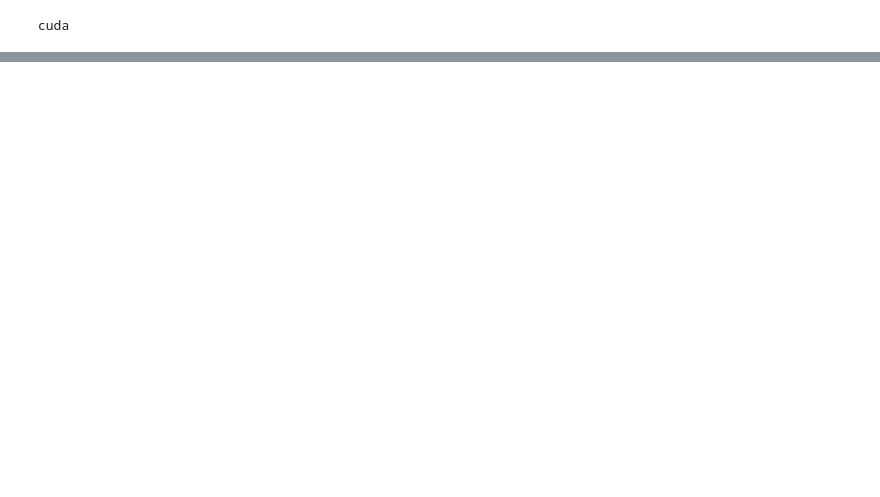
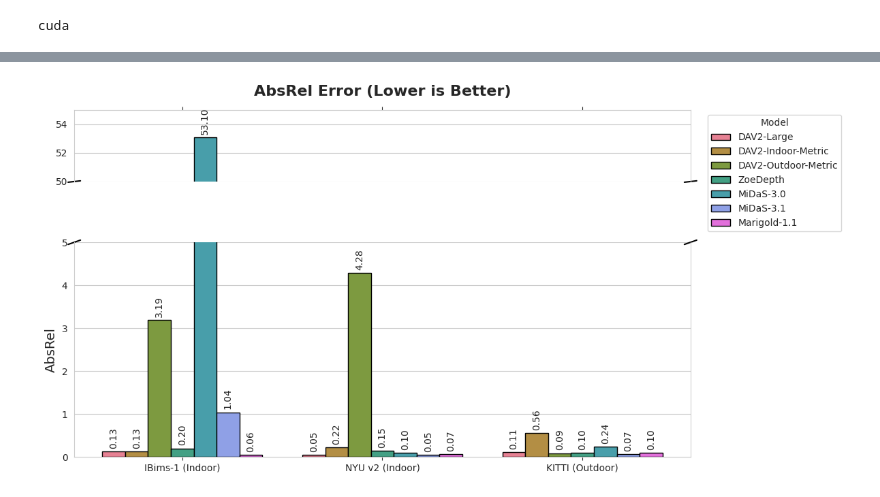
Before and after one commit to nspyrop03/mde-benchmarking, a Jupyter notebook: model_evaluation.ipynb, the cells around one changed output, grey strips where cells are left out. Cells and saved outputs as stored; diff of their text form; code cells hidden in the pictures; blank space fills up the shorter version.

```diff
--- a/model_evaluation.ipynb
+++ b/model_evaluation.ipynb
@@ -412,0 +598,74 @@ NYU Depth V2 dataset:
+# %%
+def plot_broken_axis_absrel(configs):
+    data = []
+    datasets = ["ibims", "nyu", "kitti"]
+    pretty_names = {"ibims": "IBims-1 (Indoor)", "nyu": "NYU v2 (Indoor)", "kitti": "KITTI (Outdoor)"}
+
+    for conf in configs:
+        model_name = conf.display_name
+        for ds in datasets:
+            try:
+                absrel = conf.get_absrel_result(ds)
+                if absrel is None: continue
+                data.append({
+                    "Model": model_name,
+                    "Dataset": pretty_names.get(ds, ds),
+                    "AbsRel": absrel
+                })
+            except KeyError:
+                continue
+
+    df = pd.DataFrame(data)
+
+    sns.set_style("whitegrid")
+    palette = sns.color_palette("husl", len(configs))
+
+    fig, (ax1, ax2) = plt.subplots(2, 1, sharex=True, figsize=(12, 6),
+                                   gridspec_kw={'height_ratios': [1, 3]})
+    fig.subplots_adjust(hspace=0.1)
+
+    sns.barplot(data=df, x="Dataset", y="AbsRel", hue="Model", palette=palette, edgecolor="black", ax=ax1)
+    sns.barplot(data=df, x="Dataset", y="AbsRel", hue="Model", palette=palette, edgecolor="black", ax=ax2)
+
+    ax2.set_ylim(0, 5.0)
+    ax1.set_ylim(50, 55)
+
+    ax2.get_legend().remove()
+    ax1.legend(title="Model", bbox_to_anchor=(1.02, 1), loc='upper left')
+
+    ax1.spines['bottom'].set_visible(False)
+    ax2.spines['top'].set_visible(False)
+    ax1.xaxis.tick_top()
+    ax1.tick_params(labeltop=False)
+    ax2.xaxis.tick_bottom()
+
+    d = .01
+    kwargs = dict(transform=ax1.transAxes, color='k', clip_on=False)
+    ax1.plot((-d, +d), (-d, +d), **kwargs)  # Top-left diagonal
+    ax1.plot((1 - d, 1 + d), (-d, +d), **kwargs)  # Top-right diagonal
+
+    kwargs.update(transform=ax2.transAxes)
+    ax2.plot((-d, +d), (1 - d, 1 + d), **kwargs)  # Bottom-left diagonal
+    ax2.plot((1 - d, 1 + d), (1 - d, 1 + d), **kwargs)  # Bottom-right diagonal
+
+    ax1.set_title("AbsRel Error (Lower is Better)", fontsize=16, fontweight='bold', pad=15)
+    ax2.set_ylabel("AbsRel", fontsize=14)
+    ax1.set_ylabel("")
+    ax2.set_xlabel("", fontsize=12)
+
+    for container in ax1.containers:
+        labels = [f'{v.get_height():.2f}' if v.get_height() > 50 else '' for v in container]
+        ax1.bar_label(container, labels=labels, padding=3, fontsize=10, rotation=90)
+
+    for container in ax2.containers:
+        # Only label bars < 50
+        labels = [f'{v.get_height():.2f}' if v.get_height() < 50 else '' for v in container]
+        ax2.bar_label(container, labels=labels, padding=3, fontsize=10, rotation=90)
+
+    plt.tight_layout()
+    plt.savefig("/kaggle/working/absrel_broken.png")
+    plt.show()
+
+plot_broken_axis_absrel(configs)
+# %% [output]
+[figure, added]
```
Also changed, not shown: parts of 8 cells of this notebook.
